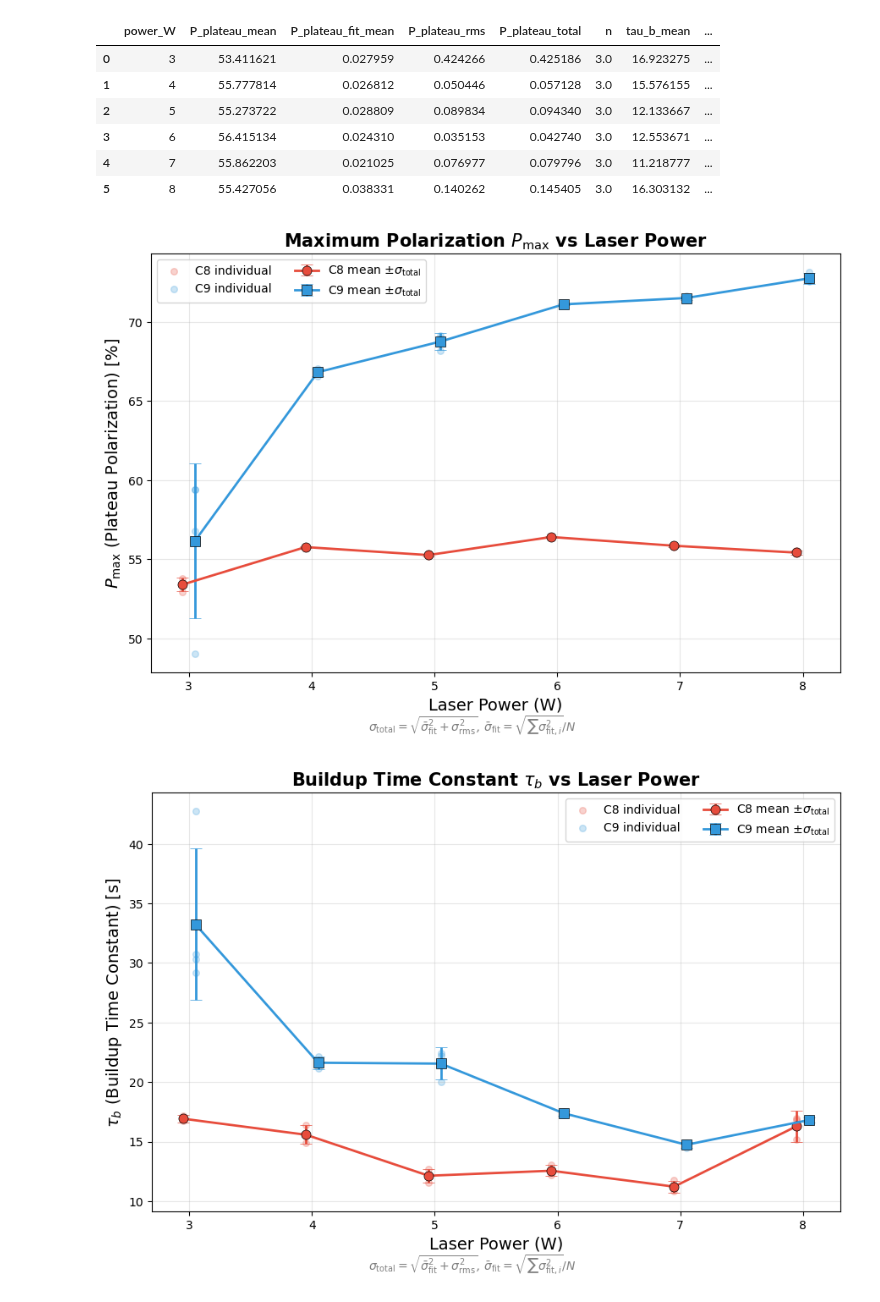
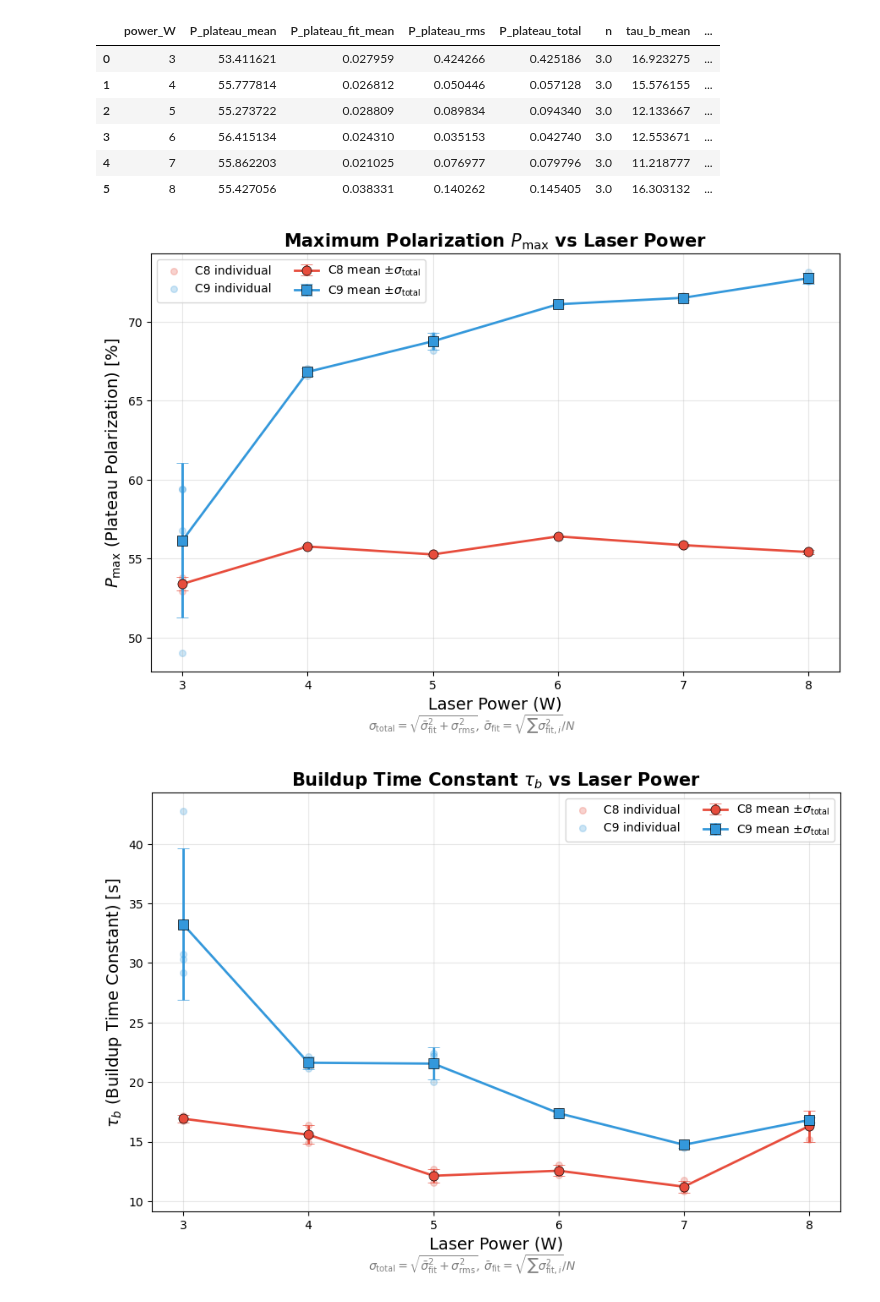
Before and after one commit to abhich2507/MEOP, a Jupyter notebook: analysis_plots.ipynb, the cells around one changed output. Drawn from its saved outputs; the diff is of its cells as text; code cells hidden in the pictures.

```diff
--- a/analysis_plots.ipynb
+++ b/analysis_plots.ipynb
@@ -100,7 +100,7 @@ df_C8_avg
 #   σ_rms      = std of N measured values
 
 fig, ax = plt.subplots(figsize=(9, 6))
-dx = 0.05
+dx = 0.
 
 ax.errorbar(df_C8_avg["power_W"] - dx, df_C8_avg["P_plateau_mean"],
             yerr=df_C8_avg["P_plateau_total"],
@@ -132,7 +132,7 @@ plt.tight_layout()
 plt.savefig("/Users/snip/Documents/MEOP/power_dependence_plots/power_vs_Pmax.png", dpi=150, bbox_inches='tight')
 plt.show()
 # %% [output]
-[figure, old version]
+[figure, new version]
 # %%
 # ============================================================================
 # Plot 2: Power vs tau_b (Buildup Time Constant) — C8 and C9 on same plot
@@ -140,39 +140,39 @@ plt.show()
 # σ_total = sqrt( σ_fit_mean² + σ_rms² )
 
 fig, ax = plt.subplots(figsize=(9, 6))
-dx = 0.05
+dx = 0.0
 
 ax.errorbar(df_C8_avg["power_W"] - dx, df_C8_avg["tau_b_mean"],
             yerr=df_C8_avg["tau_b_total"],
             fmt='o-', color='#e74c3c', capsize=5, capthick=1.5, elinewidth=2, linewidth=2,
             markersize=8, markeredgecolor='black', markeredgewidth=0.5,
             label=r'C8 mean $\pm\sigma_{\rm total}$')
 ax.scatter(df_C8["power_W"] - dx, df_C8["tau_b"],
            color='#e74c3c', alpha=0.25, s=30, zorder=0, label='C8 individual')
 
 ax.errorbar(df_C9_avg["power_W"] + dx, df_C9_avg["tau_b_mean"],
             yerr=df_C9_avg["tau_b_total"],
             fmt='s-', color='#3498db', capsize=5, capthick=1.5, elinewidth=2, linewidth=2,
             markersize=8, markeredgecolor='black', markeredgewidth=0.5,
             label=r'C9 mean $\pm\sigma_{\rm total}$')
 ax.scatter(df_C9["power_W"] + dx, df_C9["tau_b"],
            color='#3498db', alpha=0.25, s=30, zorder=0, label='C9 individual')
 
 ax.set_xlabel("Laser Power (W)", fontsize=14)
 ax.set_ylabel(r"$\tau_b$ (Buildup Time Constant) [s]", fontsize=14)
 ax.set_title(r"Buildup Time Constant $\tau_b$ vs Laser Power", fontsize=15, fontweight='bold')
 ax.legend(fontsize=10, ncol=2)
 ax.grid(True, alpha=0.3)
 ax.set_xticks(sorted(df["power_W"].unique()))
 fig.text(0.5, -0.01,
          r"$\sigma_{\rm total}=\sqrt{\bar{\sigma}_{\rm fit}^2+\sigma_{\rm rms}^2}$, "
          r"$\bar{\sigma}_{\rm fit}=\sqrt{\sum\sigma_{{\rm fit},i}^2}/N$",
          ha='center', fontsize=10, style='italic', color='gray')
 plt.tight_layout()
 plt.savefig("/Users/snip/Documents/MEOP/power_dependence_plots/power_vs_tau_b.png", dpi=150, bbox_inches='tight')
 plt.show()
 # %% [output]
-[figure, old version]
+[figure, new version]
 # %%
 # ============================================================================
 # Plot 3: Power vs tau (Decay Time Constant) — C8 and C9 on same plot
```
Also changed, not shown: parts of 2 cells of this notebook, 10 other files.
